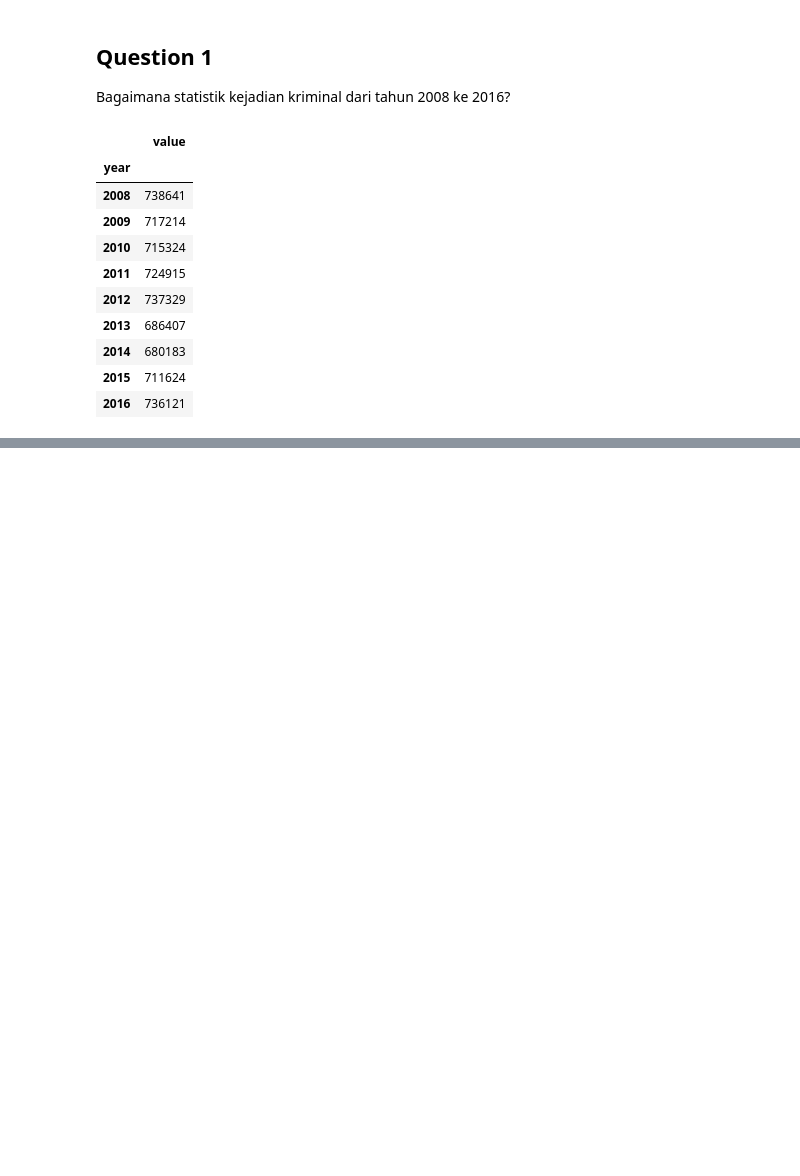
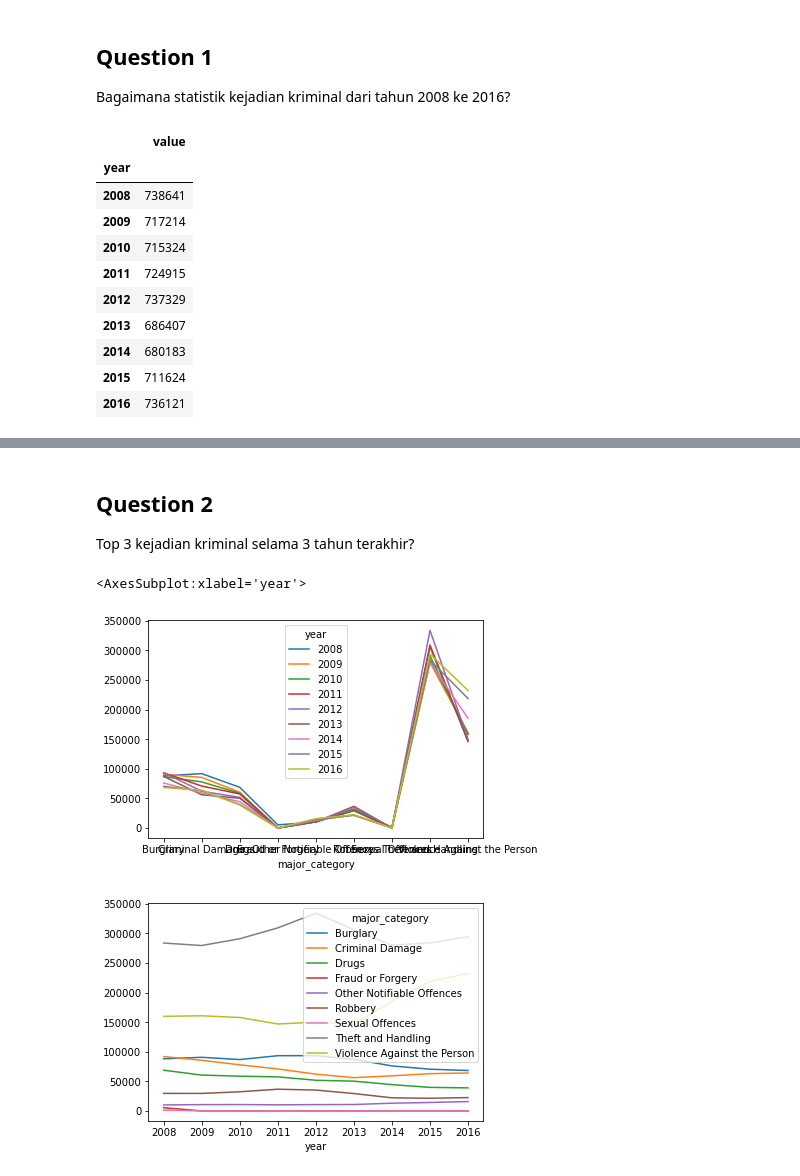
Before and after one commit to debrianruhut/H8_66, a Jupyter notebook: PYTN_Assgn_1_066_Debrian Ruhut Saragih.ipynb, the cells around one changed output, grey strips where cells are left out. Drawn from its saved outputs; the diff is of its cells as text; code cells hidden in the pictures; blank space fills up the shorter version.

```diff
--- a/PYTN_Assgn_1_066_Debrian Ruhut Saragih.ipynb
+++ b/PYTN_Assgn_1_066_Debrian Ruhut Saragih.ipynb
@@ -134,0 +134,14 @@ Text(0.5, 0, 'Tahun')
+# %% [markdown]
+## Question 2
+Top 3 kejadian kriminal selama 3 tahun terakhir?
+# %%
+df_2 = pd.pivot_table(df_crime, values='value', index=['major_category'],columns=['year'], aggfunc=np.sum)
+df_2
+df_2.plot(kind='line')
+
+df_top3 = df_2.transpose()
+df_top3.plot(kind='line')
+# %% [output]
+<AxesSubplot:xlabel='year'>
+[figure, added]
+[figure, added]
```
Also changed, not shown: parts of 5 cells of this notebook, 7 other files.
